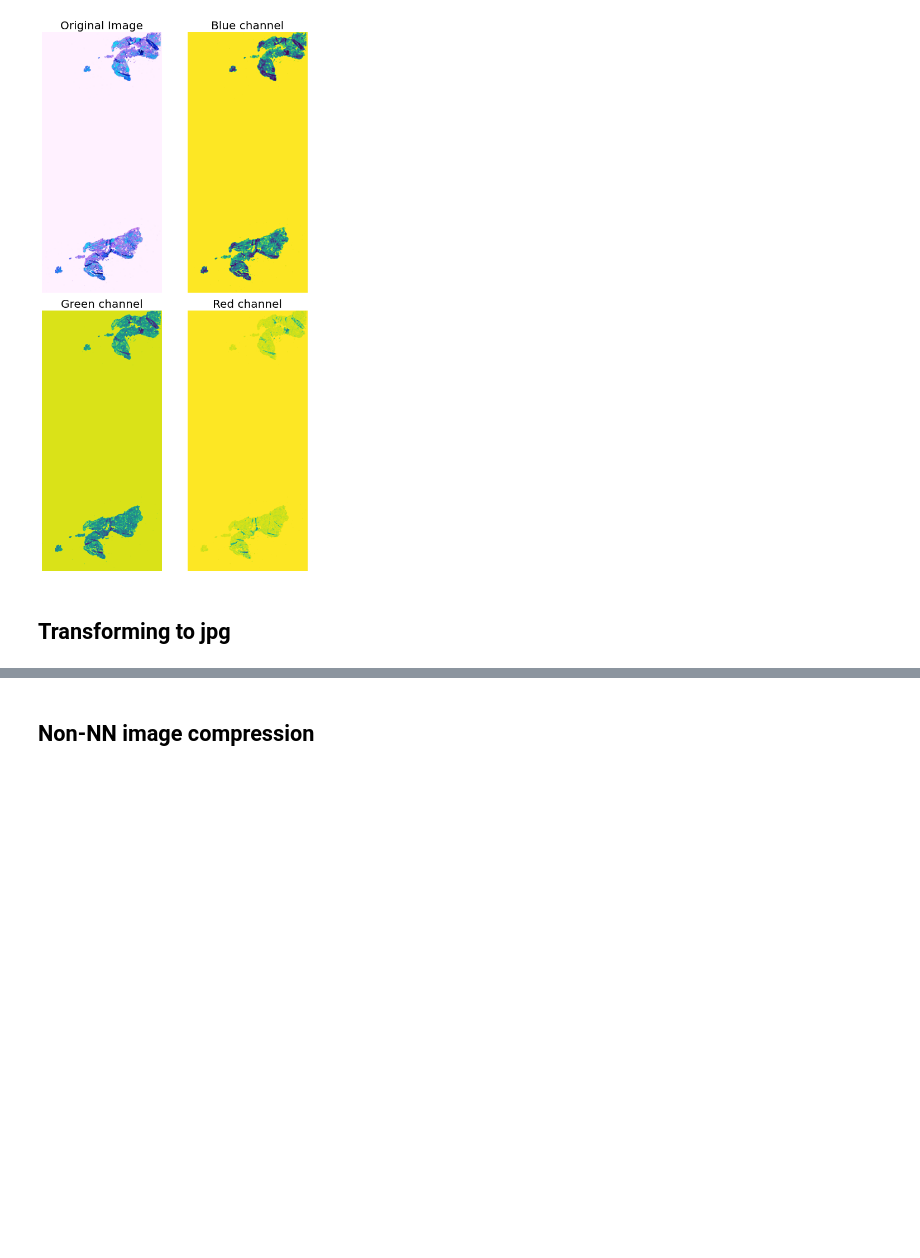
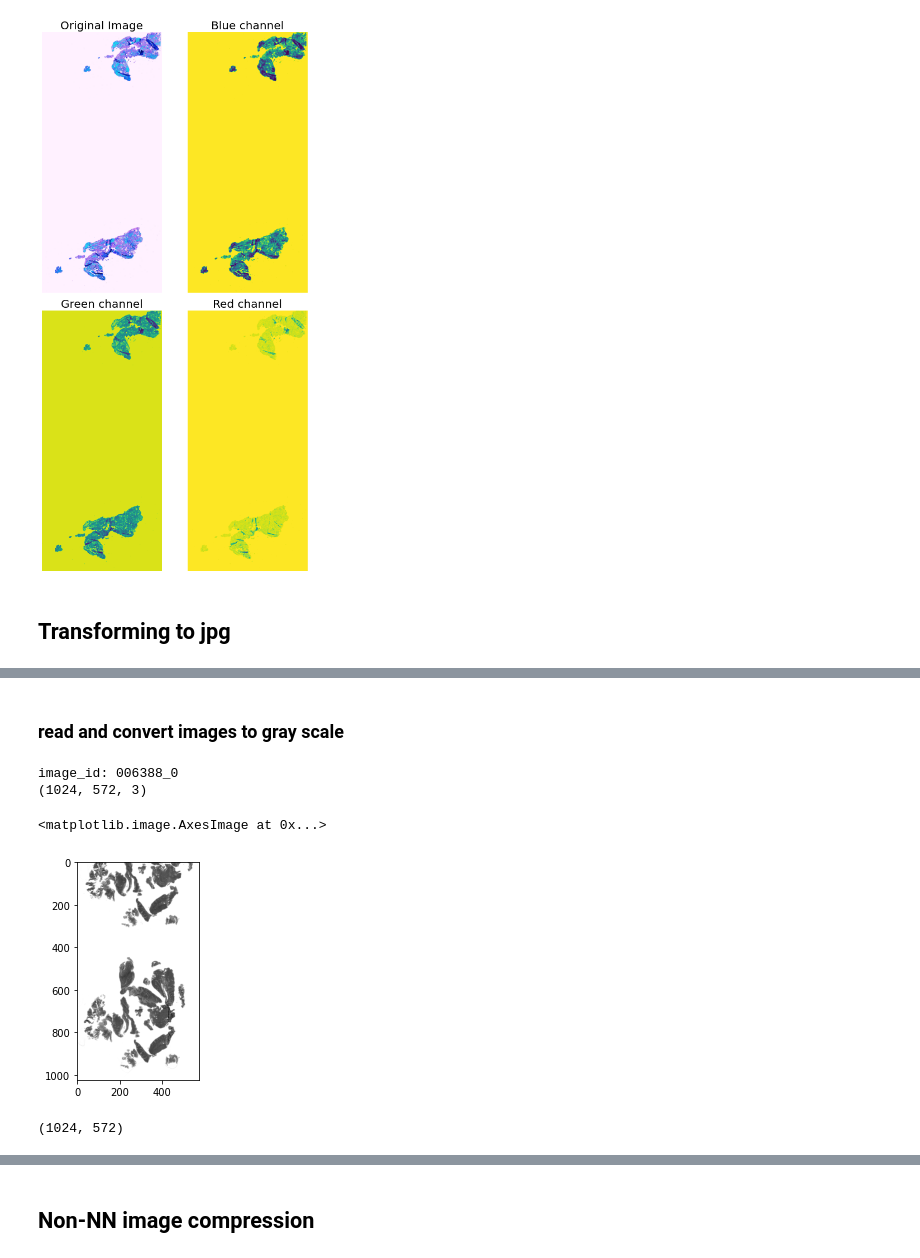
Before and after one commit to EnriqueProjectsIA/Mayo-Clinic---STRIP-AI, a Jupyter notebook: Mayo_clinic_exploration+CNN.ipynb, the cells around one changed output, grey strips where cells are left out. Cells and saved outputs as stored; diff of their text form; code cells hidden in the pictures; blank space fills up the shorter version.

```diff
--- a/Mayo_clinic_exploration+CNN.ipynb
+++ b/Mayo_clinic_exploration+CNN.ipynb
@@ -205,0 +233,41 @@ for folder in folders:
+# %% [markdown]
+### read and convert images to gray scale
+# %%
+def read_png(path):
+    image = imageio.imread(path)
+    filename = path.split('/')[-1].rstrip('.png')
+    print("image_id: " + filename)
+    return image, filename
+
+
+
+def convert_image_grayscale(image_):
+    gray_image = cv.cvtColor(image_, cv.COLOR_RGB2GRAY)
+    return gray_image
+
+PATH = '/content/drive/MyDrive/Data_sets/MAYOPNG/CE'
+list_files = os.listdir(PATH)
+img,_ = read_png(os.path.join(PATH,list_files[0]))
+print(img.shape)
+img = convert_image_grayscale(img)
+plt.imshow(img, cmap = 'gray')
+# %% [output]
+image_id: 006388_0
+(1024, 572, 3)
+<matplotlib.image.AxesImage at 0x...>
+[figure, added]
+# %%
+def segment_images(gray_img):
+    elevation_map = sobel(gray_img) # creates image (array) that emphasizes edges
+    markers = np.zeros_like(gray_img) # array of zeros in the same shape as the resized_gray_img array
+    markers[gray_img >= gray_img.mean()] = 1 # If pixel above mean = 1
+    markers[gray_img < gray_img.mean()] = 2 # else = 2
+    segmented_img = segmentation.watershed(elevation_map, markers) # distinguishes objects in image based on whatershed
+    filled_segments = ndi.binary_fill_holes(segmented_img - 1) # method works with 0s and 1s (hence the -1, now 1 = area to keep). If 0 is eclosed by 1s -> 0 converted to 1
+    labeled_segments, _ = ndi.label(filled_segments) # labels features in array, where non-zero values in input = features, and zero values = background.
+    return labeled_segments
+
+labeled_segments = segment_images(img)
+print(labeled_segments.shape)
+# %% [output]
+(1024, 572)
```
Also changed, not shown: parts of 10 cells of this notebook.
